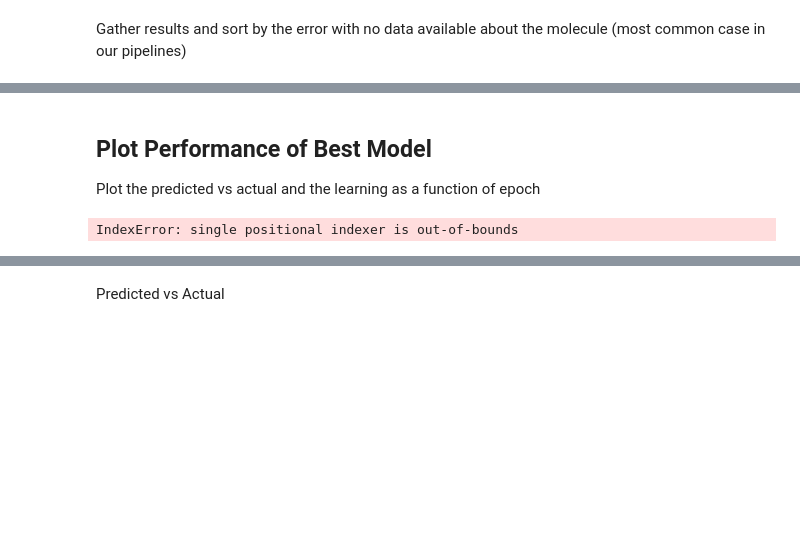
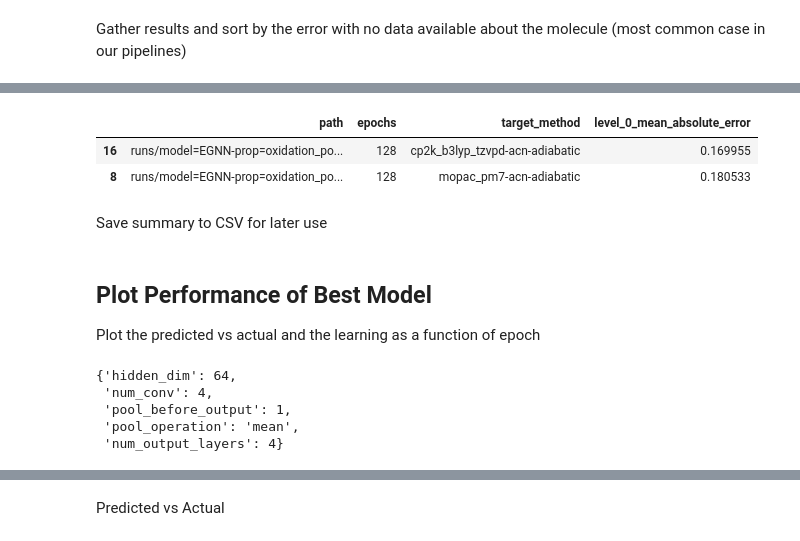
Before and after one commit to exalearn/examol-redoxmers, a Jupyter notebook: 3_initial-models/pyg/1_collect-results.ipynb, the cells around one changed output, grey strips where cells are left out. Drawn from its saved outputs; the diff is of its cells as text; code cells hidden in the pictures; blank space fills up the shorter version.

```diff
--- a/3_initial-models/pyg/1_collect-results.ipynb
+++ b/3_initial-models/pyg/1_collect-results.ipynb
@@ -47,0 +41,9 @@ summary.head()
+# %%
+summary = pd.DataFrame(map(load_summary, complete_runs)).sort_values('level_0_mean_absolute_error')
+summary.groupby('target_method').head(1)[['path', 'epochs', 'target_method', 'level_0_mean_absolute_error']]
+# %% [output]
+|  | path | epochs | target_method | level_0_mean_absolute_error |
+| 16 | runs/model=EGNN-prop=oxidation_po... | 128 | cp2k_b3lyp_tzvpd-acn-adiabatic | 0.169955 |
+| 8 | runs/model=EGNN-prop=oxidation_po... | 128 | mopac_pm7-acn-adiabatic | 0.180533 |
+# %% [markdown]
+Save summary to CSV for later use
@@ -51,5 +57,9 @@ Plot the predicted vs actual and the learning as a function of epoch
 # %%
-best_run = summary.query(f'target_property=="{prop}" and target_method=="{level}"').sort_values('level_0_mean_absolute_error').iloc[0]
-best_run
+best_run = target_runs.sort_values('level_0_mean_absolute_error').iloc[0]
+best_run['model_kwargs']
 # %% [output]
-IndexError: single positional indexer is out-of-bounds
+{'hidden_dim': 64,
+ 'num_conv': 4,
+ 'pool_before_output': 1,
+ 'pool_operation': 'mean',
+ 'num_output_layers': 4}
```
Also changed, not shown: parts of 19 cells of this notebook, 3 other files.
